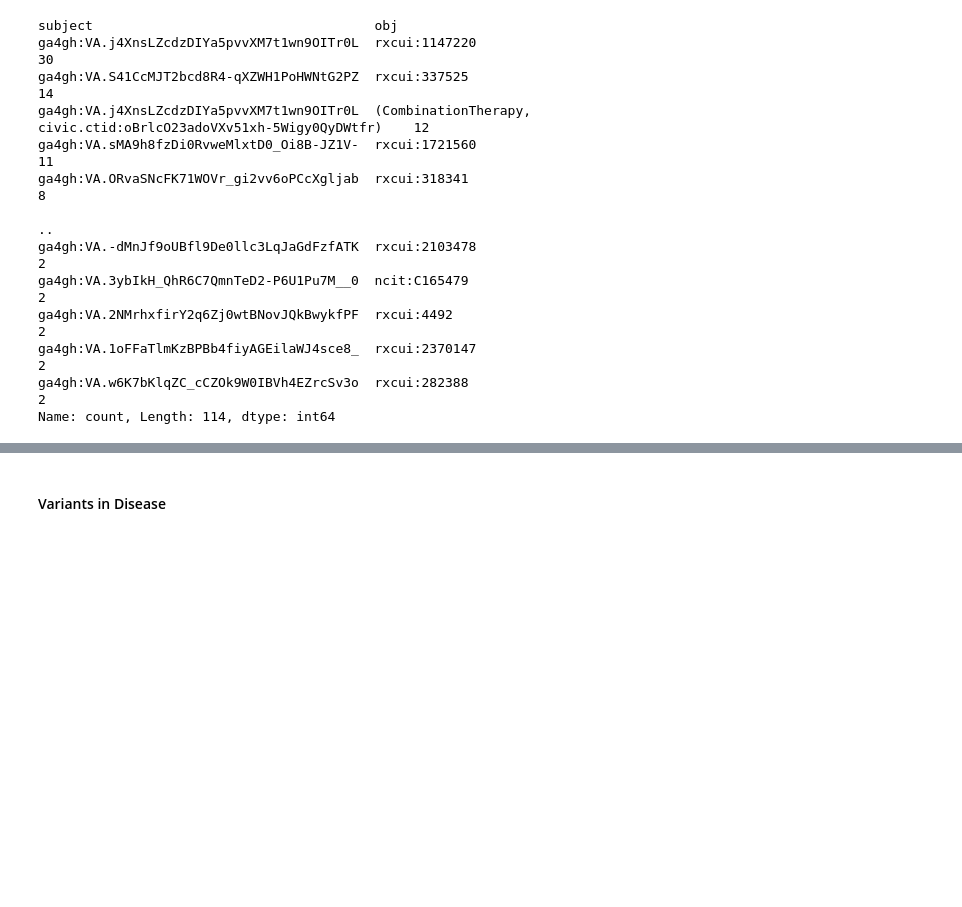
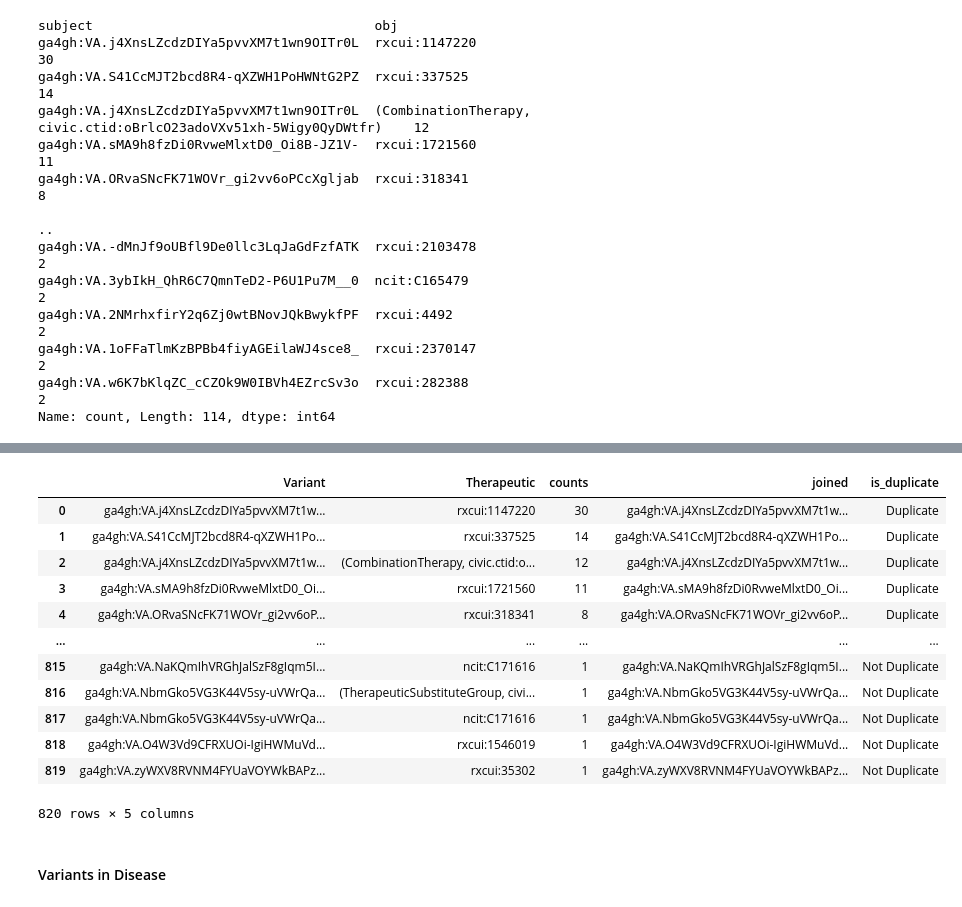
Before and after one commit to cancervariants/metakb, a Jupyter notebook: notebooks/statements.ipynb, the cells around one changed output, grey strips where cells are left out. Saved outputs shown, nothing was run; the diff lists cells and outputs as text; code cells hidden in the pictures; blank space fills up the shorter version.

```diff
--- a/notebooks/statements.ipynb
+++ b/notebooks/statements.ipynb
@@ -549,3 +588,6 @@ ga4gh:VA.2NMrhxfirY2q6Zj0wtBNovJQkBwykfPF  rxcui:4492
 ga4gh:VA.1oFFaTlmKzBPBb4fiyAGEilaWJ4sce8_  rxcui:2370147                                                         2
 ga4gh:VA.w6K7bKlqZC_cCZOk9W0IBVh4EZrcSv3o  rxcui:282388                                                          2
 Name: count, Length: 114, dtype: int64
+# %%
+tdf = df[['subject','obj']].value_counts().rename_axis(['Variant','Therapeutic']).reset_index(name='counts')
+tdf[0:114]
@@ -551,0 +608,6 @@ Name: count, Length: 114, dtype: int64
+# %%
+tdf['joined'] = None
+for idx, row in tdf.iterrows():
+    tdf.at[idx,'joined'] = f'{str(row["Variant"])}, {str(row["Therapeutic"])}'
+
+tdf
@@ -551,0 +628,17 @@ Name: count, Length: 114, dtype: int64
+# %%
+tdf['is_duplicate'] = tdf['counts'].apply(duplicate_detect)
+tdf
+# %% [output]
+|  | Variant | Therapeutic | counts | joined | is_duplicate |
+| 0 | ga4gh:VA.j4XnsLZcdzDIYa5pvvXM7t1w... | rxcui:1147220 | 30 | ga4gh:VA.j4XnsLZcdzDIYa5pvvXM7t1w... | Duplicate |
+| 1 | ga4gh:VA.S41CcMJT2bcd8R4-qXZWH1Po... | rxcui:337525 | 14 | ga4gh:VA.S41CcMJT2bcd8R4-qXZWH1Po... | Duplicate |
+| 2 | ga4gh:VA.j4XnsLZcdzDIYa5pvvXM7t1w... | (CombinationTherapy, civic.ctid:o... | 12 | ga4gh:VA.j4XnsLZcdzDIYa5pvvXM7t1w... | Duplicate |
+| 3 | ga4gh:VA.sMA9h8fzDi0RvweMlxtD0_Oi... | rxcui:1721560 | 11 | ga4gh:VA.sMA9h8fzDi0RvweMlxtD0_Oi... | Duplicate |
+| 4 | ga4gh:VA.ORvaSNcFK71WOVr_gi2vv6oP... | rxcui:318341 | 8 | ga4gh:VA.ORvaSNcFK71WOVr_gi2vv6oP... | Duplicate |
+| ... | ... | ... | ... | ... | ... |
+| 815 | ga4gh:VA.NaKQmIhVRGhJalSzF8gIqm5I... | ncit:C171616 | 1 | ga4gh:VA.NaKQmIhVRGhJalSzF8gIqm5I... | Not Duplicate |
+| 816 | ga4gh:VA.NbmGko5VG3K44V5sy-uVWrQa... | (TherapeuticSubstituteGroup, civi... | 1 | ga4gh:VA.NbmGko5VG3K44V5sy-uVWrQa... | Not Duplicate |
+| 817 | ga4gh:VA.NbmGko5VG3K44V5sy-uVWrQa... | ncit:C171616 | 1 | ga4gh:VA.NbmGko5VG3K44V5sy-uVWrQa... | Not Duplicate |
+| 818 | ga4gh:VA.O4W3Vd9CFRXUOi-IgiHWMuVd... | rxcui:1546019 | 1 | ga4gh:VA.O4W3Vd9CFRXUOi-IgiHWMuVd... | Not Duplicate |
+| 819 | ga4gh:VA.zyWXV8RVNM4FYUaVOYWkBAPz... | rxcui:35302 | 1 | ga4gh:VA.zyWXV8RVNM4FYUaVOYWkBAPz... | Not Duplicate |
+820 rows × 5 columns
```
Also changed, not shown: parts of 18 cells of this notebook, 6 other files.
